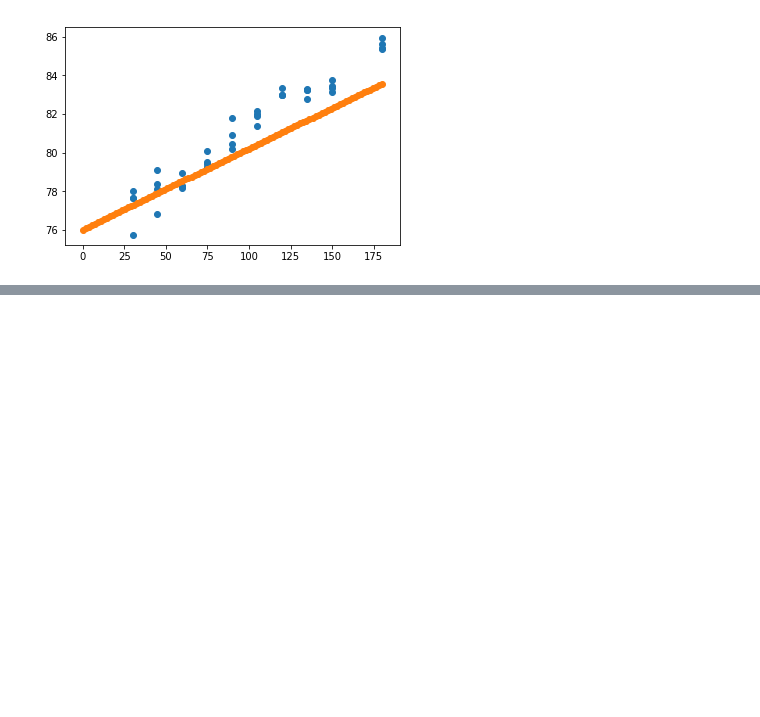
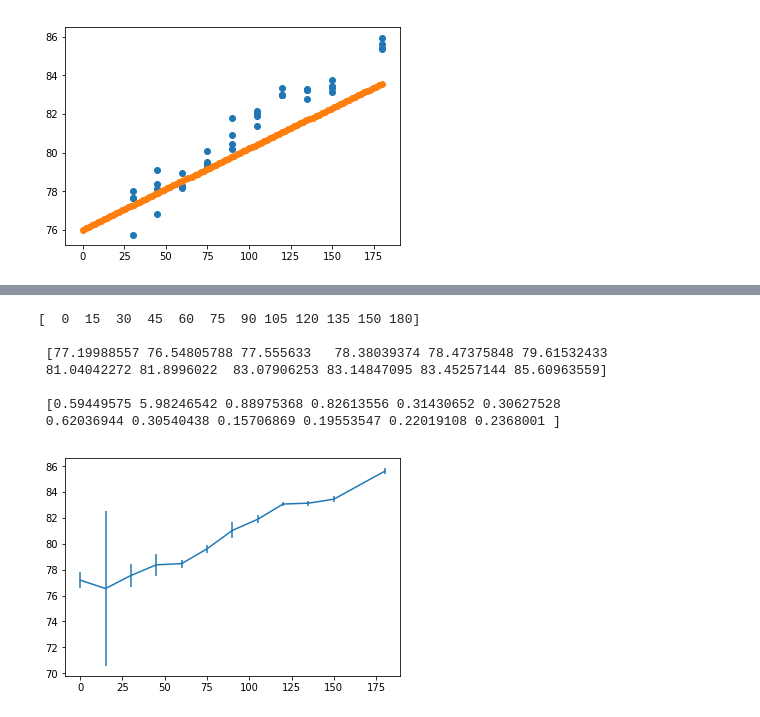
Before and after one commit to Caradryan/acc_mod_analysis, a Jupyter notebook: acc_rate.ipynb, the cells around one changed output, grey strips where cells are left out. Saved outputs shown, nothing was run; the diff lists cells and outputs as text; code cells hidden in the pictures; blank space fills up the shorter version.

```diff
--- a/acc_rate.ipynb
+++ b/acc_rate.ipynb
@@ -238,0 +258,19 @@ plt.scatter(xs, ys)
+# %%
+Ma = mtang.mean(axis=1)
+Ms = mtang.std(axis=1,ddof=1)
+
+anglen = angle[angle!=165]
+
+lnM = np.log(Ma)
+lnMs = np.log(mtang).std(axis=1)
+plt.errorbar(anglen, lnM, yerr=lnMs)
+print(anglen,"\n","\n",  lnM,"\n","\n", lnMs)
+# %% [output]
+[  0  15  30  45  60  75  90 105 120 135 150 180]
+
+ [77.19988557 76.54805788 77.555633   78.38039374 78.47375848 79.61532433
+ 81.04042272 81.8996022  83.07906253 83.14847095 83.45257144 85.60963559]
+
+ [0.59449575 5.98246542 0.88975368 0.82613556 0.31430652 0.30627528
+ 0.62036944 0.30540438 0.15706869 0.19553547 0.22019108 0.2368001 ]
+[figure, added]
```
Also changed, not shown: parts of 13 cells of this notebook.
